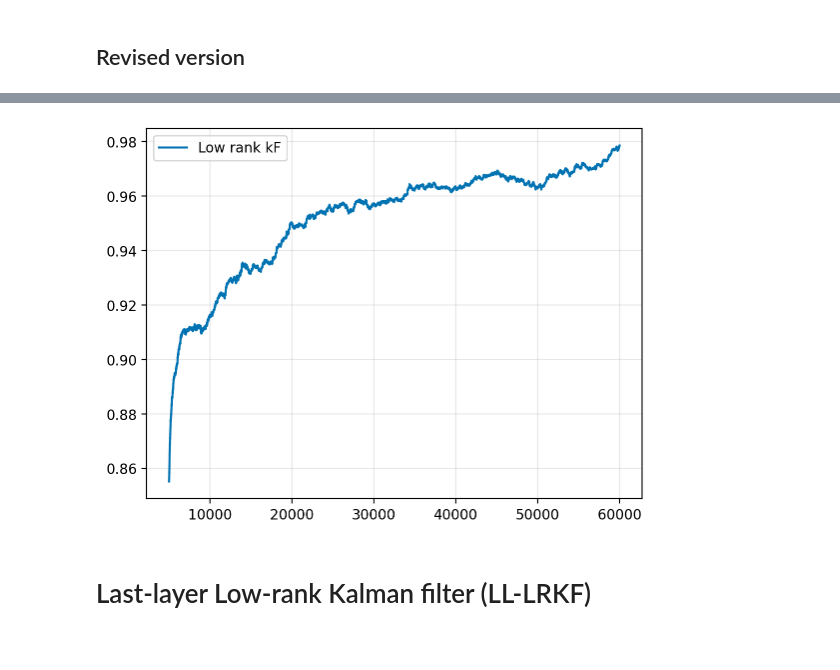
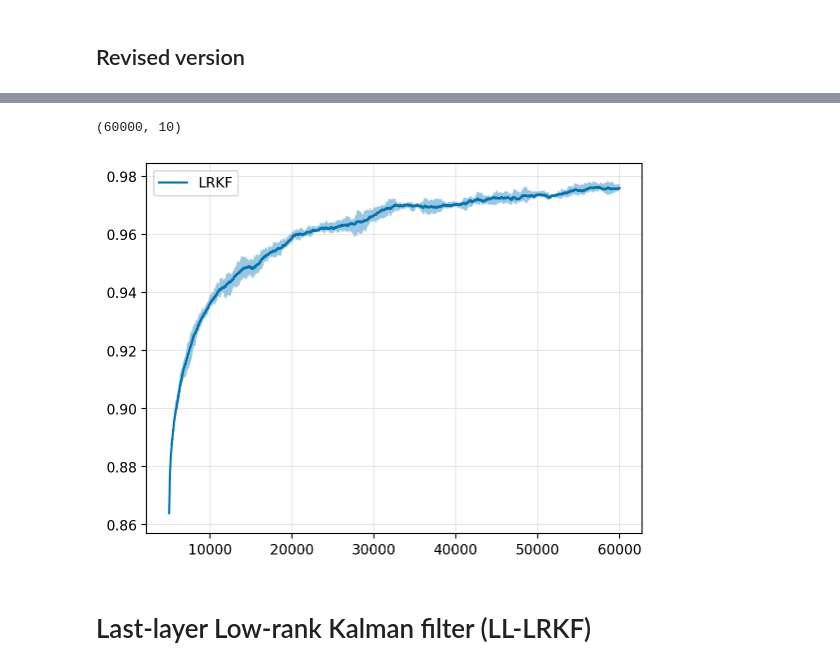
Before and after one commit to gerdm/low-rank-last-layer-inference, a Jupyter notebook: experiments/LL-LRKF-fmnist.ipynb, the cells around one changed output, grey strips where cells are left out. Saved outputs shown, nothing was run; the diff lists cells and outputs as text; code cells hidden in the pictures.

Commit message:
feat: LL-LRKF-fmnist

```diff
--- a/experiments/LL-LRKF-fmnist.ipynb
+++ b/experiments/LL-LRKF-fmnist.ipynb
@@ -103,2 +100,4 @@ Wall time: 3.49 s
+# %%
+n_obs = len(X_train)
 # %%
 %%time
@@ -128,10 +132,21 @@ Wall time: 38.5 s
-# %%
-min_periods = 5000
-pd.Series(hist_lrkf).rolling(5000, min_periods=min_periods).mean().plot(label="Low rank kF")
-plt.legend()
-plt.grid(alpha=0.3)
-# %% [output]
-[figure, removed]
+# %%
+df_lrkf = pd.DataFrame(hist_lrkf.T)
+df_lrkf.shape
+# %% [output]
+(60000, 10)
+# %%
+def plot_err_bound(df, ax, label, periods=5000):
+    df.rolling(periods, min_periods=min_periods).mean().mean(axis=1).plot(label=label, ax=ax)
+    lbound = df.rolling(periods, min_periods=min_periods).mean().quantile(0.25, axis=1)
+    ubound = df.rolling(periods, min_periods=min_periods).mean().quantile(0.75, axis=1)
+    ax.fill_between(lbound.index, lbound, ubound, alpha=0.4)
+# %%
+fig, ax = plt.subplots()
+plot_err_bound(df_lrkf, ax, "LRKF")
+plt.legend()
+plt.grid(alpha=0.3)
+# %% [output]
+[figure, added]
 # %% [markdown]
 # Last-layer Low-rank Kalman filter (LL-LRKF)
 # %%
```
Also changed, not shown: parts of 24 cells of this notebook.
